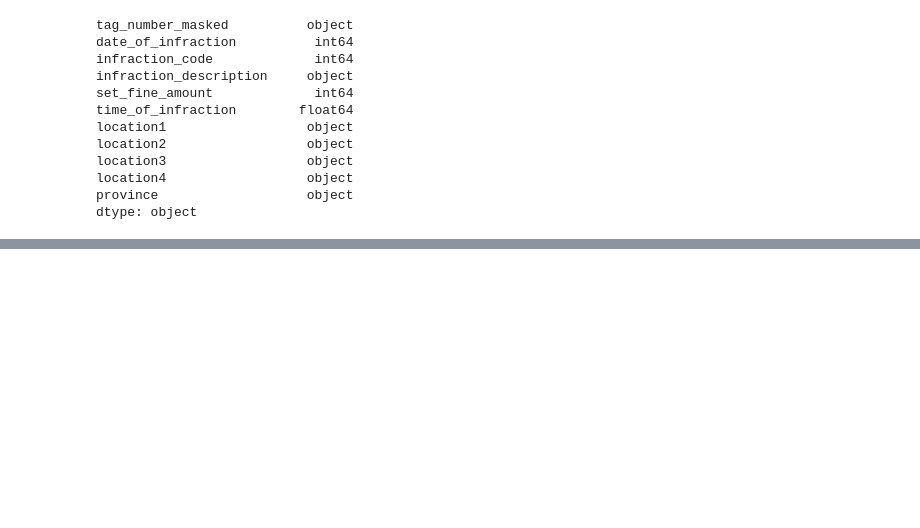
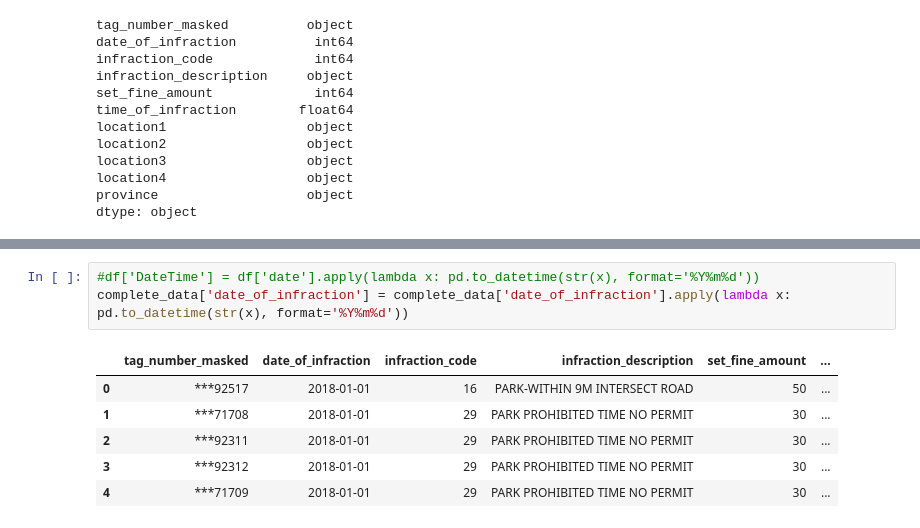
Before and after one commit to chuhaovince/UofT_DataBootcamp_Project_1, a Jupyter notebook: Project1-Vince.ipynb, the cells around one changed output, grey strips where cells are left out. Saved outputs shown, nothing was run; the diff lists cells and outputs as text; blank space fills up the shorter version.

```diff
--- a/Project1-Vince.ipynb
+++ b/Project1-Vince.ipynb
@@ -118,0 +132,10 @@ KeyError: 'date_of_infraction'
+# %%
+#df['DateTime'] = df['date'].apply(lambda x: pd.to_datetime(str(x), format='%Y%m%d'))
+complete_data['date_of_infraction'] = complete_data['date_of_infraction'].apply(lambda x: pd.to_datetime(str(x), format='%Y%m%d'))
+# %% [output]
+|  | tag_number_masked | date_of_infraction | infraction_code | infraction_description | set_fine_amount | ... |
+| 0 | ***92517 | 2018-01-01 | 16 | PARK-WITHIN 9M INTERSECT ROAD | 50 | ... |
+| 1 | ***71708 | 2018-01-01 | 29 | PARK PROHIBITED TIME NO PERMIT | 30 | ... |
+| 2 | ***92311 | 2018-01-01 | 29 | PARK PROHIBITED TIME NO PERMIT | 30 | ... |
+| 3 | ***92312 | 2018-01-01 | 29 | PARK PROHIBITED TIME NO PERMIT | 30 | ... |
+| 4 | ***71709 | 2018-01-01 | 29 | PARK PROHIBITED TIME NO PERMIT | 30 | ... |
```
Also changed, not shown: parts of 8 cells of this notebook, 4 other files.
